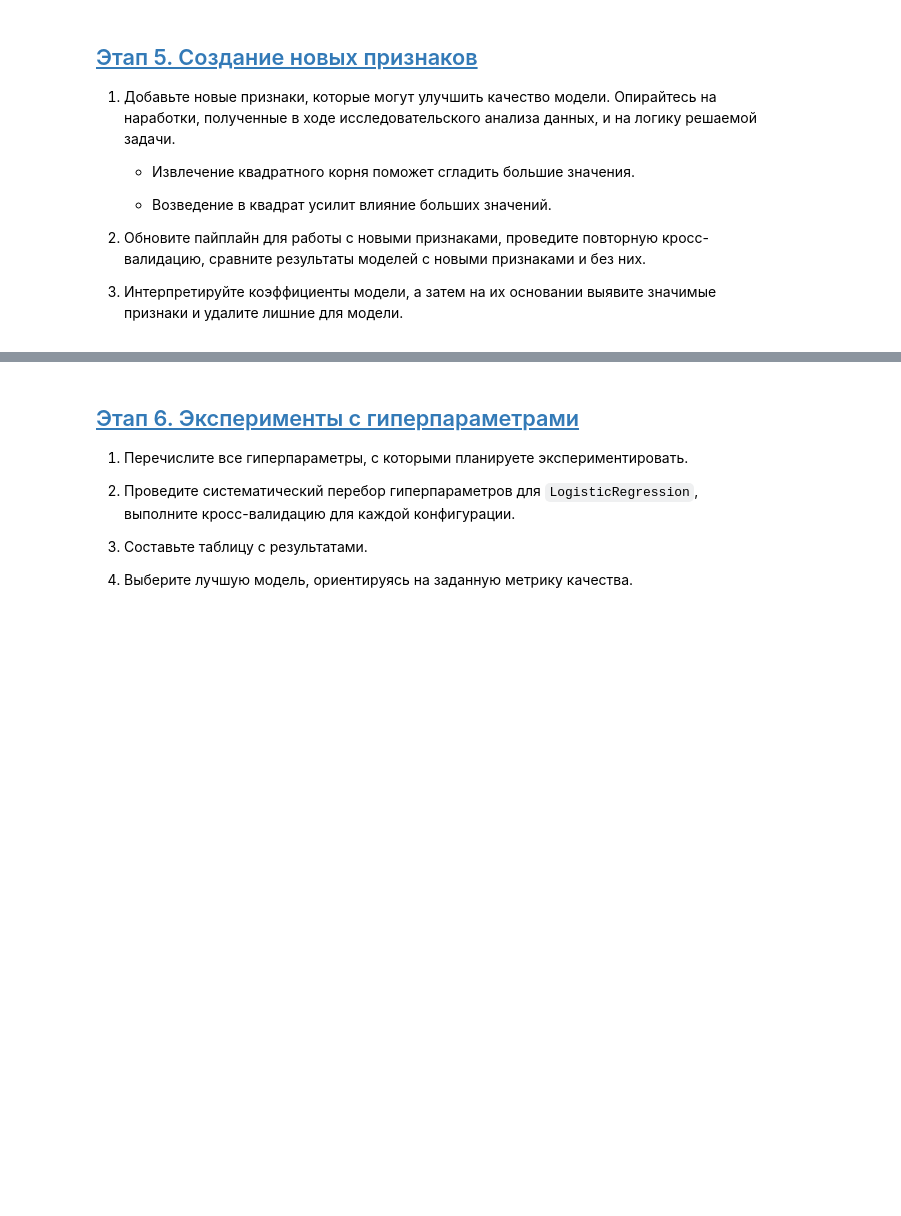
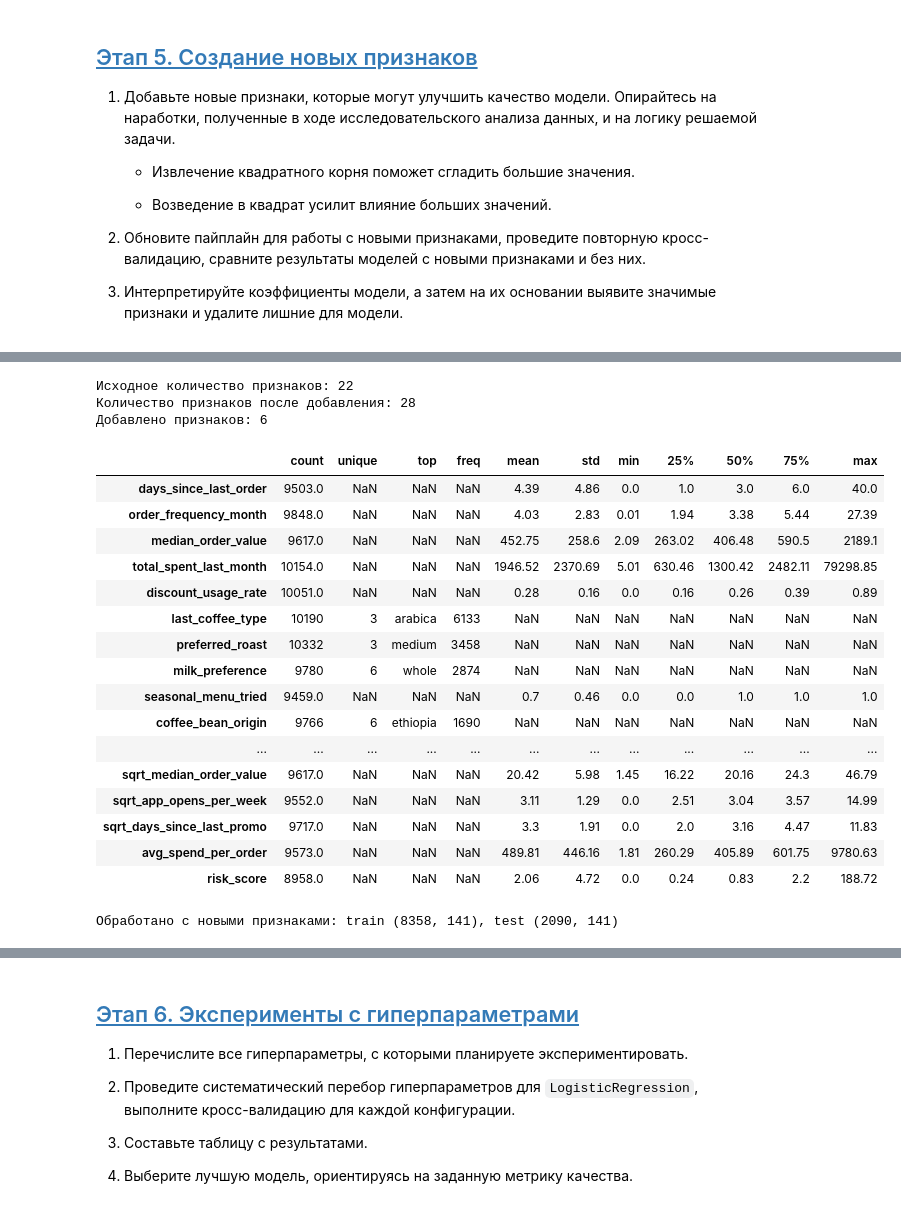
Before and after one commit to MEYakunin/Sprint11_Customer_Churn_Forecast, a Jupyter notebook: Sprint11_Coffee_Delivery_Churn_Binary_Classification_Yakunin_Mikle.ipynb, the cells around one changed output, grey strips where cells are left out. Saved outputs shown, nothing was run; the diff lists cells and outputs as text; code cells hidden in the pictures; blank space fills up the shorter version.

```diff
--- a/Sprint11_Coffee_Delivery_Churn_Binary_Classification_Yakunin_Mikle.ipynb
+++ b/Sprint11_Coffee_Delivery_Churn_Binary_Classification_Yakunin_Mikle.ipynb
@@ -485,0 +536,46 @@ print(f"Средняя PR AUC:    {np.mean(cv_dummy_results['test_average_precis
+# %%
+# Функция для добавления новых признаков на основе исходных
+def add_features(df):
+
+    df_new = df.copy()
+
+    # Квадратный корень для сглаживания больших значений
+    df_new['sqrt_total_spent_last_month'] = np.sqrt(df_new['total_spent_last_month'])
+    df_new['sqrt_median_order_value'] = np.sqrt(df_new['median_order_value'])
+    df_new['sqrt_app_opens_per_week'] = np.sqrt(df_new['app_opens_per_week'])
+    df_new['sqrt_days_since_last_promo'] = np.sqrt(df_new['days_since_last_promo'])
+
+    # Отнашение признаков
+    df_new['avg_spend_per_order'] = df_new['total_spent_last_month'] / (df_new['order_frequency_month'] + + 0.01)
+    df_new['risk_score'] = df_new['days_since_last_order'] / (df_new['order_frequency_month'] + 0.01)
+
+    return df_new
+# %%
+# Применяем добавление признаков к исходным данным
+df_clean_with_features = add_features(df_clean)
+
+print(f"Исходное количество признаков: {df_clean.shape[1]}")
+print(f"Количество признаков после добавления: {df_clean_with_features.shape[1]}")
+print(f"Добавлено признаков: {df_clean_with_features.shape[1] - df_clean.shape[1]}")
+display(df_clean_with_features.describe(include='all').round(2).T)
+# %% [output]
+Исходное количество признаков: 22
+Количество признаков после добавления: 28
+Добавлено признаков: 6
+|  | count | unique | top | freq | mean | std | min | 25% | 50% | 75% | max |
+| days_since_last_order | 9503.0 | NaN | NaN | NaN | 4.39 | 4.86 | 0.0 | 1.0 | 3.0 | 6.0 | 40.0 |
+| order_frequency_month | 9848.0 | NaN | NaN | NaN | 4.03 | 2.83 | 0.01 | 1.94 | 3.38 | 5.44 | 27.39 |
+| median_order_value | 9617.0 | NaN | NaN | NaN | 452.75 | 258.6 | 2.09 | 263.02 | 406.48 | 590.5 | 2189.1 |
+| total_spent_last_month | 10154.0 | NaN | NaN | NaN | 1946.52 | 2370.69 | 5.01 | 630.46 | 1300.42 | 2482.11 | 79298.85 |
+| discount_usage_rate | 10051.0 | NaN | NaN | NaN | 0.28 | 0.16 | 0.0 | 0.16 | 0.26 | 0.39 | 0.89 |
+| last_coffee_type | 10190 | 3 | arabica | 6133 | NaN | NaN | NaN | NaN | NaN | NaN | NaN |
+| preferred_roast | 10332 | 3 | medium | 3458 | NaN | NaN | NaN | NaN | NaN | NaN | NaN |
+| milk_preference | 9780 | 6 | whole | 2874 | NaN | NaN | NaN | NaN | NaN | NaN | NaN |
+| seasonal_menu_tried | 9459.0 | NaN | NaN | NaN | 0.7 | 0.46 | 0.0 | 0.0 | 1.0 | 1.0 | 1.0 |
+| coffee_bean_origin | 9766 | 6 | ethiopia | 1690 | NaN | NaN | NaN | NaN | NaN | NaN | NaN |
+| ... | ... | ... | ... | ... | ... | ... | ... | ... | ... | ... | ... |
+| sqrt_median_order_value | 9617.0 | NaN | NaN | NaN | 20.42 | 5.98 | 1.45 | 16.22 | 20.16 | 24.3 | 46.79 |
+| sqrt_app_opens_per_week | 9552.0 | NaN | NaN | NaN | 3.11 | 1.29 | 0.0 | 2.51 | 3.04 | 3.57 | 14.99 |
+| sqrt_days_since_last_promo | 9717.0 | NaN | NaN | NaN | 3.3 | 1.91 | 0.0 | 2.0 | 3.16 | 4.47 | 11.83 |
+| avg_spend_per_order | 9573.0 | NaN | NaN | NaN | 489.81 | 446.16 | 1.81 | 260.29 | 405.89 | 601.75 | 9780.63 |
+| risk_score | 8958.0 | NaN | NaN | NaN | 2.06 | 4.72 | 0.0 | 0.24 | 0.83 | 2.2 | 188.72 |
@@ -485,0 +607,8 @@ print(f"Средняя PR AUC:    {np.mean(cv_dummy_results['test_average_precis
+# %%
+# Применяем обновленый препроцессинг
+X_train_feat_processed = preprocessor_feat.fit_transform(X_train_feat)
+X_test_feat_processed = preprocessor_feat.transform(X_test_feat)
+
+print(f"\nОбработано с новыми признаками: train {X_train_feat_processed.shape}, test {X_test_feat_processed.shape}")
+# %% [output]
+Обработано с новыми признаками: train (8358, 141), test (2090, 141)
```
Also changed, not shown: parts of 26 cells of this notebook.
